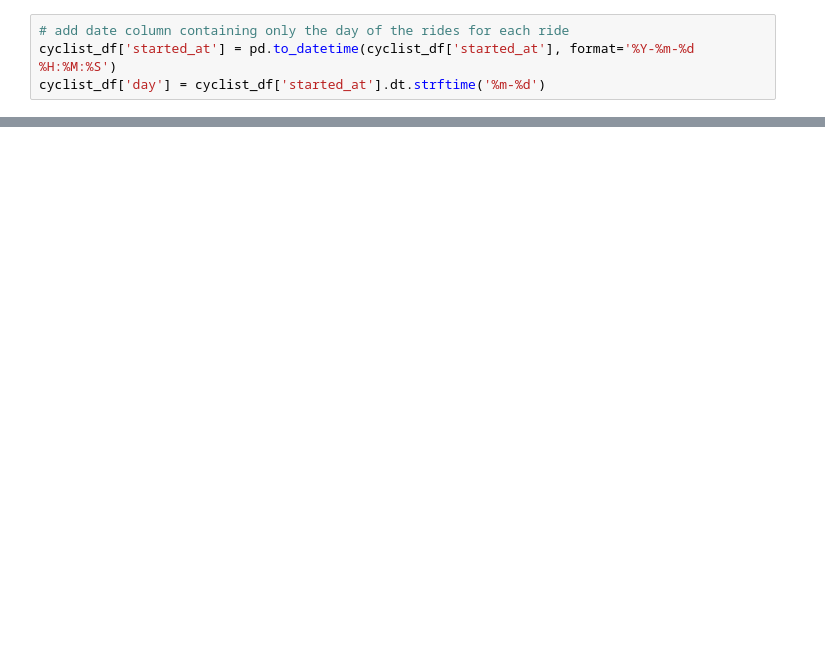
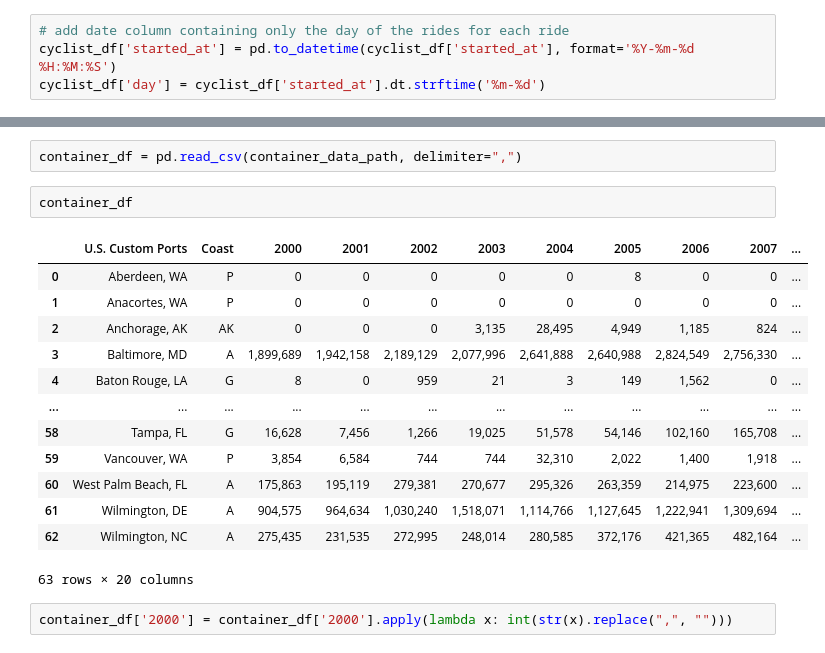
Before and after one commit to funkbaer/ML-For-Beginners, a Jupyter notebook: 7-TimeSeries/1-Introduction/working/dataset_visualization.ipynb, the cells around one changed output, grey strips where cells are left out. Saved outputs shown, nothing was run; the diff lists cells and outputs as text; blank space fills up the shorter version.

```diff
--- a/7-TimeSeries/1-Introduction/working/dataset_visualization.ipynb
+++ b/7-TimeSeries/1-Introduction/working/dataset_visualization.ipynb
@@ -41,0 +65,20 @@ Name: day, Length: 729595, dtype: object
+# %%
+container_df = pd.read_csv(container_data_path, delimiter=",")
+# %%
+container_df
+# %% [output]
+|  | U.S. Custom Ports | Coast | 2000 | 2001 | 2002 | 2003 | 2004 | 2005 | 2006 | 2007 | ... |
+| 0 | Aberdeen, WA | P | 0 | 0 | 0 | 0 | 0 | 8 | 0 | 0 | ... |
+| 1 | Anacortes, WA | P | 0 | 0 | 0 | 0 | 0 | 0 | 0 | 0 | ... |
+| 2 | Anchorage, AK | AK | 0 | 0 | 0 | 3,135 | 28,495 | 4,949 | 1,185 | 824 | ... |
+| 3 | Baltimore, MD | A | 1,899,689 | 1,942,158 | 2,189,129 | 2,077,996 | 2,641,888 | 2,640,988 | 2,824,549 | 2,756,330 | ... |
+| 4 | Baton Rouge, LA | G | 8 | 0 | 959 | 21 | 3 | 149 | 1,562 | 0 | ... |
+| ... | ... | ... | ... | ... | ... | ... | ... | ... | ... | ... | ... |
+| 58 | Tampa, FL | G | 16,628 | 7,456 | 1,266 | 19,025 | 51,578 | 54,146 | 102,160 | 165,708 | ... |
+| 59 | Vancouver, WA | P | 3,854 | 6,584 | 744 | 744 | 32,310 | 2,022 | 1,400 | 1,918 | ... |
+| 60 | West Palm Beach, FL | A | 175,863 | 195,119 | 279,381 | 270,677 | 295,326 | 263,359 | 214,975 | 223,600 | ... |
+| 61 | Wilmington, DE | A | 904,575 | 964,634 | 1,030,240 | 1,518,071 | 1,114,766 | 1,127,645 | 1,222,941 | 1,309,694 | ... |
+| 62 | Wilmington, NC | A | 275,435 | 231,535 | 272,995 | 248,014 | 280,585 | 372,176 | 421,365 | 482,164 | ... |
+63 rows × 20 columns
+# %%
+container_df['2000'] = container_df['2000'].apply(lambda x: int(str(x).replace(",", "")))
```
Also changed, not shown: parts of 8 cells of this notebook, 2 other files.
